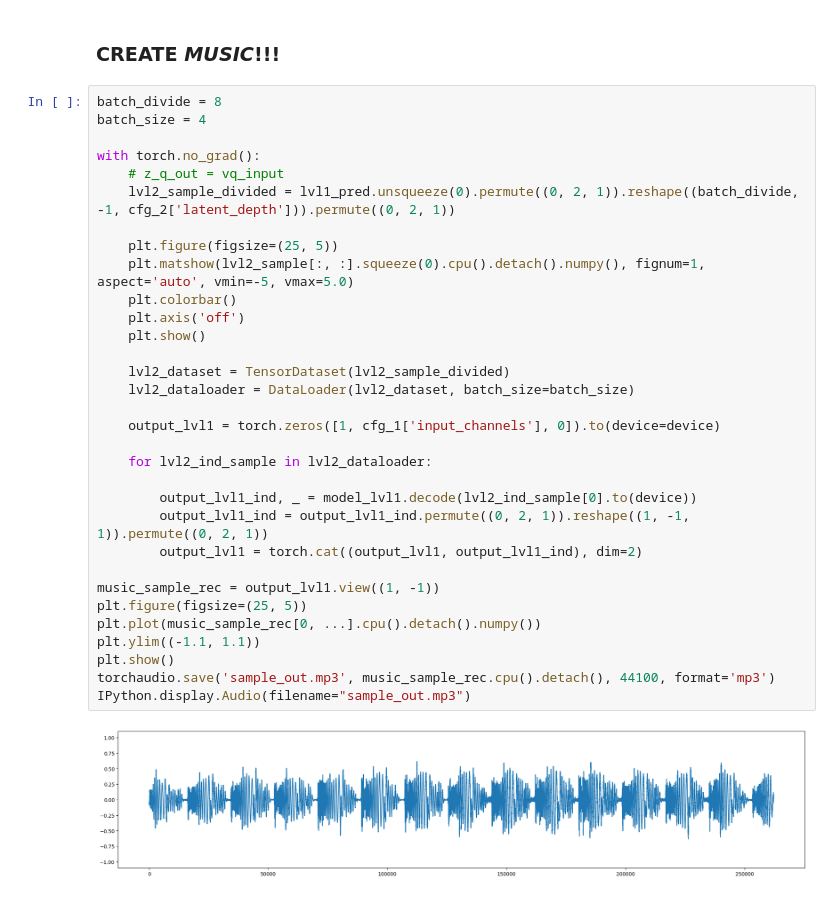
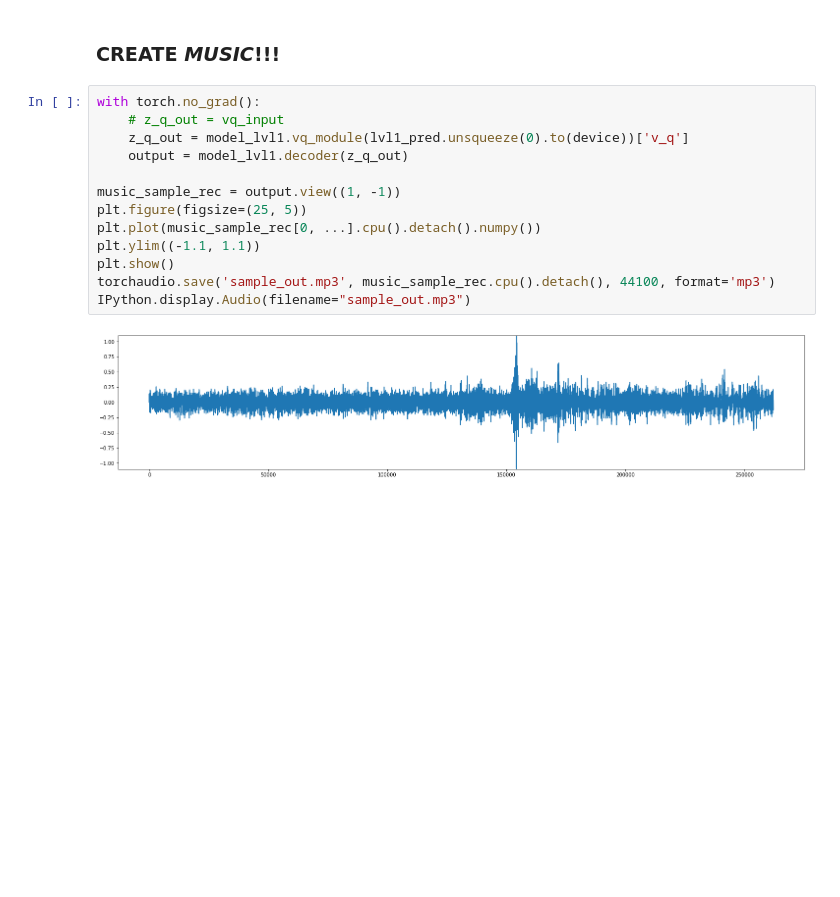
Before and after one commit to VovaTch/Infected_hdiff, a Jupyter notebook: test_lvl2_vqvae.ipynb, the cells around one changed output. Cells and saved outputs as stored; diff of their text form; blank space fills up the shorter version.

```diff
--- a/test_lvl2_vqvae.ipynb
+++ b/test_lvl2_vqvae.ipynb
@@ -192,37 +173,18 @@ IPython.display.Audio(filename="sample_out.mp3")
 # %% [markdown]
 ### CREATE *MUSIC*!!!
 # %%
-batch_divide = 8
-batch_size = 4
-
 with torch.no_grad():
     # z_q_out = vq_input
-    lvl2_sample_divided = lvl1_pred.unsqueeze(0).permute((0, 2, 1)).reshape((batch_divide, -1, cfg_2['latent_depth'])).permute((0, 2, 1))
+    z_q_out = model_lvl1.vq_module(lvl1_pred.unsqueeze(0).to(device))['v_q']
+    output = model_lvl1.decoder(z_q_out)
 
-    plt.figure(figsize=(25, 5))
-    plt.matshow(lvl2_sample[:, :].squeeze(0).cpu().detach().numpy(), fignum=1, aspect='auto', vmin=-5, vmax=5.0)
-    plt.colorbar()
-    plt.axis('off')
-    plt.show()
-
-    lvl2_dataset = TensorDataset(lvl2_sample_divided)
-    lvl2_dataloader = DataLoader(lvl2_dataset, batch_size=batch_size)
-
-    output_lvl1 = torch.zeros([1, cfg_1['input_channels'], 0]).to(device=device)
-
-    for lvl2_ind_sample in lvl2_dataloader:
-
-        output_lvl1_ind, _ = model_lvl1.decode(lvl2_ind_sample[0].to(device))
-        output_lvl1_ind = output_lvl1_ind.permute((0, 2, 1)).reshape((1, -1, 1)).permute((0, 2, 1))
-        output_lvl1 = torch.cat((output_lvl1, output_lvl1_ind), dim=2)
-
-music_sample_rec = output_lvl1.view((1, -1))
+music_sample_rec = output.view((1, -1))
 plt.figure(figsize=(25, 5))
 plt.plot(music_sample_rec[0, ...].cpu().detach().numpy())
 plt.ylim((-1.1, 1.1))
 plt.show()
 torchaudio.save('sample_out.mp3', music_sample_rec.cpu().detach(), 44100, format='mp3')
 IPython.display.Audio(filename="sample_out.mp3")
 # %% [output]
-[figure, old version]
+[figure, new version]
 [interactive output not drawn]
```
Also changed, not shown: parts of 6 cells of this notebook, 19 other files.
